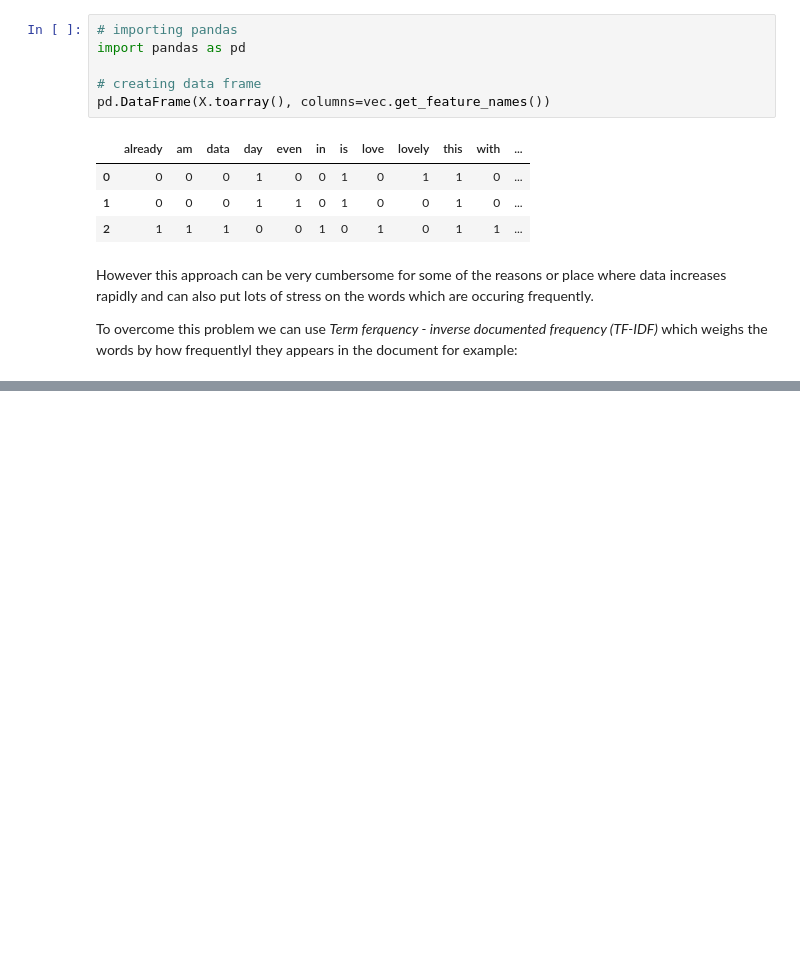
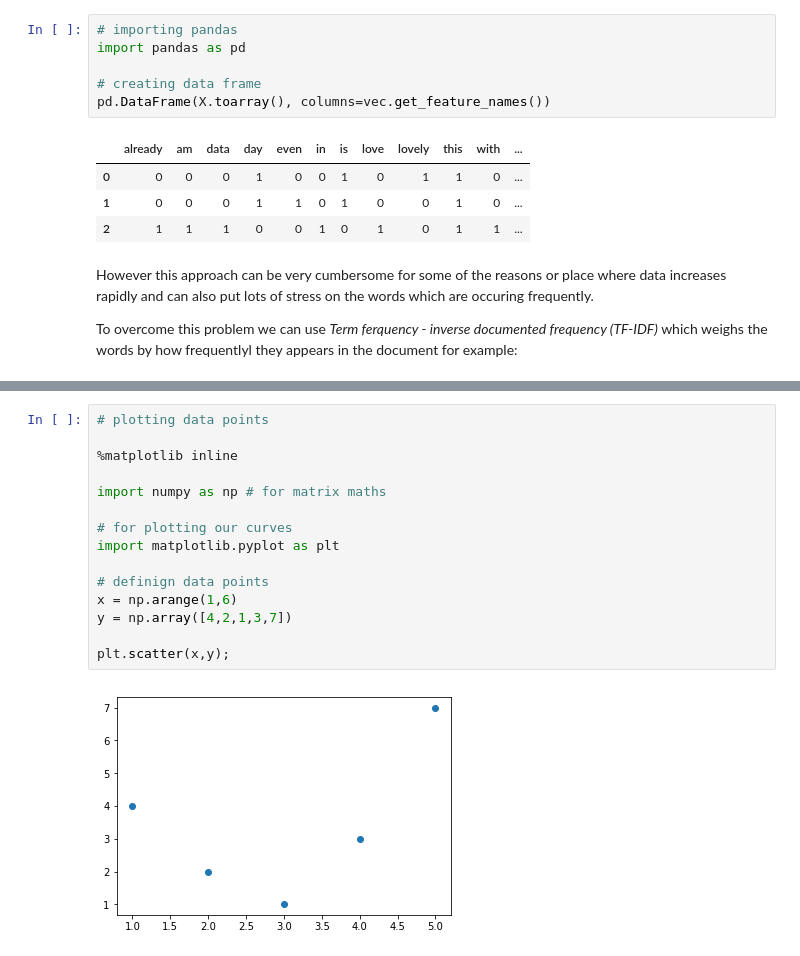
Before and after one commit to sandy1999/Sklearn-Essentials, a Jupyter notebook: Feature Engineering.ipynb, the cells around one changed output, grey strips where cells are left out. Cells and saved outputs as stored; diff of their text form; blank space fills up the shorter version.

```diff
--- a/Feature Engineering.ipynb
+++ b/Feature Engineering.ipynb
@@ -122,0 +129,17 @@ pd.DataFrame(X.toarray(), columns=vec.get_feature_names())
+# %%
+# plotting data points
+
+%matplotlib inline
+
+import numpy as np # for matrix maths
+
+# for plotting our curves
+import matplotlib.pyplot as plt
+
+# definign data points
+x = np.arange(1,6)
+y = np.array([4,2,1,3,7])
+
+plt.scatter(x,y);
+# %% [output]
+[figure, added]
```
Also changed, not shown: parts of 7 cells of this notebook.
